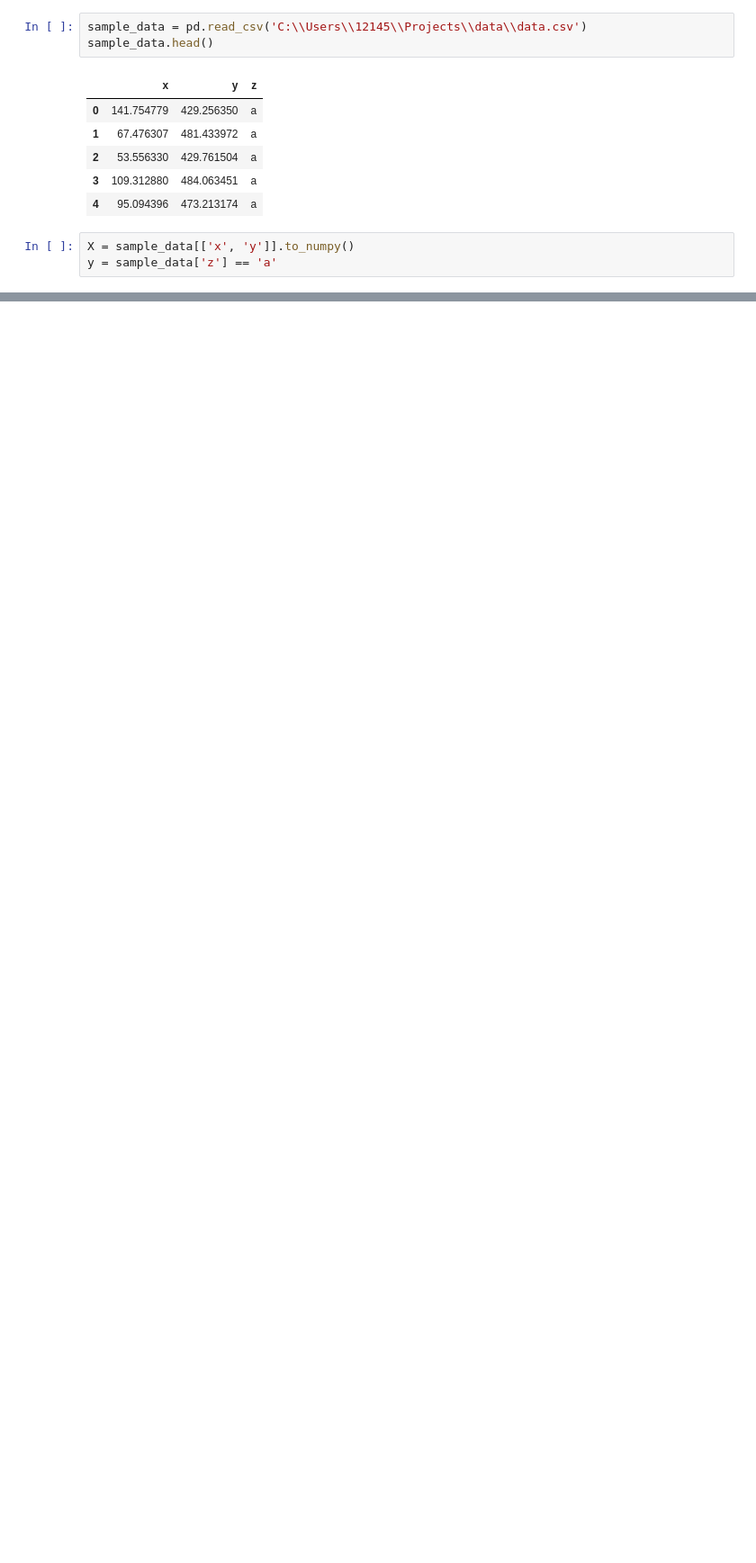
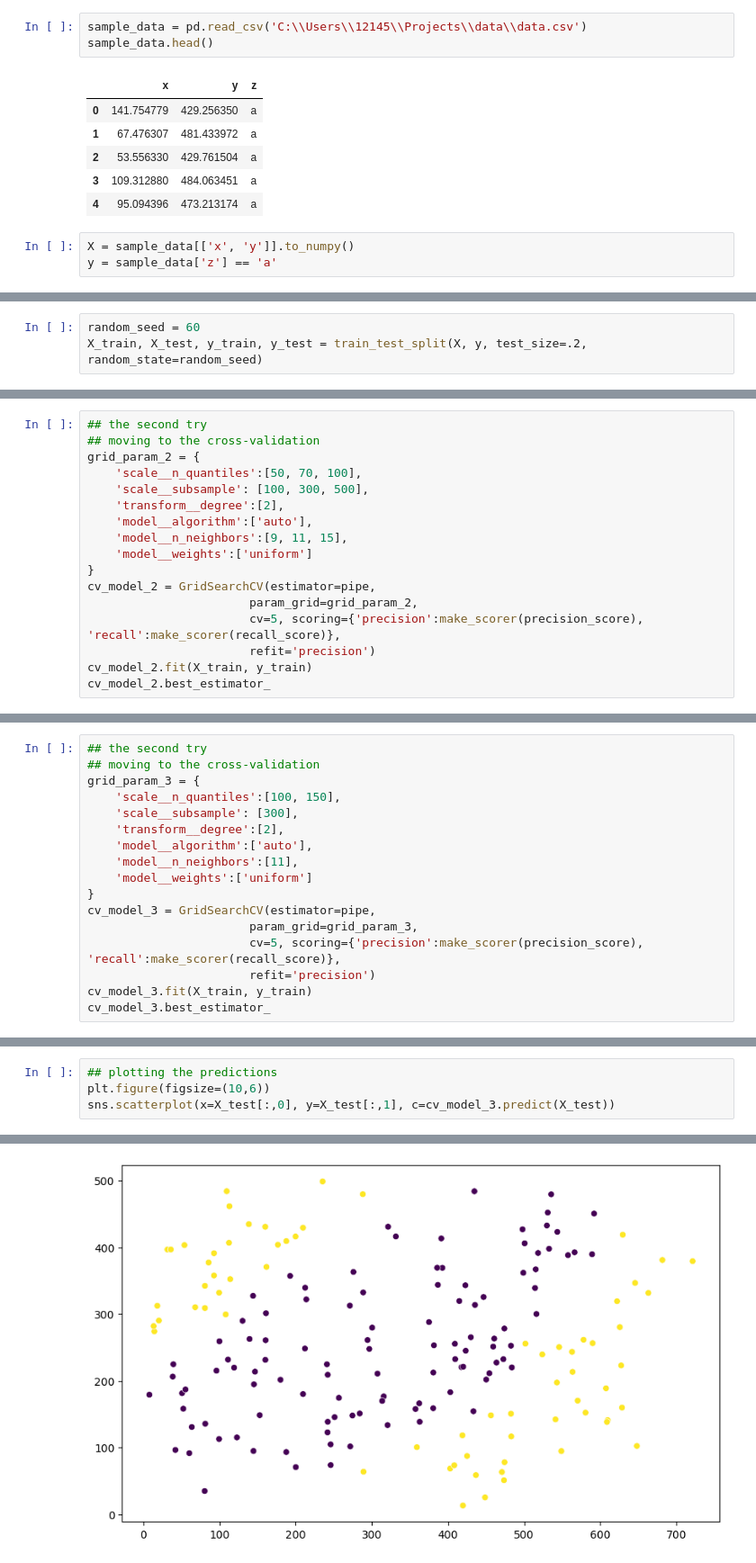
Before and after one commit to NikkiShah93/Python, a Jupyter notebook: MLProjects/SupervisedLearning/Classification.ipynb, the cells around one changed output, grey strips where cells are left out. Shown at 90% size. Cells and saved outputs as stored; diff of their text form; blank space fills up the shorter version.

Commit message:
picked the best model

```diff
--- a/MLProjects/SupervisedLearning/Classification.ipynb
+++ b/MLProjects/SupervisedLearning/Classification.ipynb
@@ -43,3 +63,6 @@ sns.scatterplot(x=X_scaled[:,0], y=X_scaled[:,1], c=y)
+# %%
+random_seed = 60
+X_train, X_test, y_train, y_test = train_test_split(X, y, test_size=.2, random_state=random_seed)
 # %%
 ## starting with the pipeline
 pipe = Pipeline(
@@ -71,0 +133,17 @@ pipe.get_params()
+# %%
+## the second try
+## moving to the cross-validation
+grid_param_2 = {
+    'scale__n_quantiles':[50, 70, 100],
+    'scale__subsample': [100, 300, 500],
+    'transform__degree':[2],
+    'model__algorithm':['auto'],
+    'model__n_neighbors':[9, 11, 15],
+    'model__weights':['uniform']
+}
+cv_model_2 = GridSearchCV(estimator=pipe,
+                       param_grid=grid_param_2,
+                       cv=5, scoring={'precision':make_scorer(precision_score), 'recall':make_scorer(recall_score)},
+                       refit='precision')
+cv_model_2.fit(X_train, y_train)
+cv_model_2.best_estimator_
@@ -71,0 +156,17 @@ pipe.get_params()
+# %%
+## the second try
+## moving to the cross-validation
+grid_param_3 = {
+    'scale__n_quantiles':[100, 150],
+    'scale__subsample': [300],
+    'transform__degree':[2],
+    'model__algorithm':['auto'],
+    'model__n_neighbors':[11],
+    'model__weights':['uniform']
+}
+cv_model_3 = GridSearchCV(estimator=pipe,
+                       param_grid=grid_param_3,
+                       cv=5, scoring={'precision':make_scorer(precision_score), 'recall':make_scorer(recall_score)},
+                       refit='precision')
+cv_model_3.fit(X_train, y_train)
+cv_model_3.best_estimator_
@@ -71,0 +185,5 @@ pipe.get_params()
+# %%
+## plotting the predictions
+plt.figure(figsize=(10,6))
+sns.scatterplot(x=X_test[:,0], y=X_test[:,1], c=cv_model_3.predict(X_test))
+# %% [output]
@@ -71,0 +191 @@ pipe.get_params()
+[figure, added]
```
Also changed, not shown: parts of 16 cells of this notebook.
